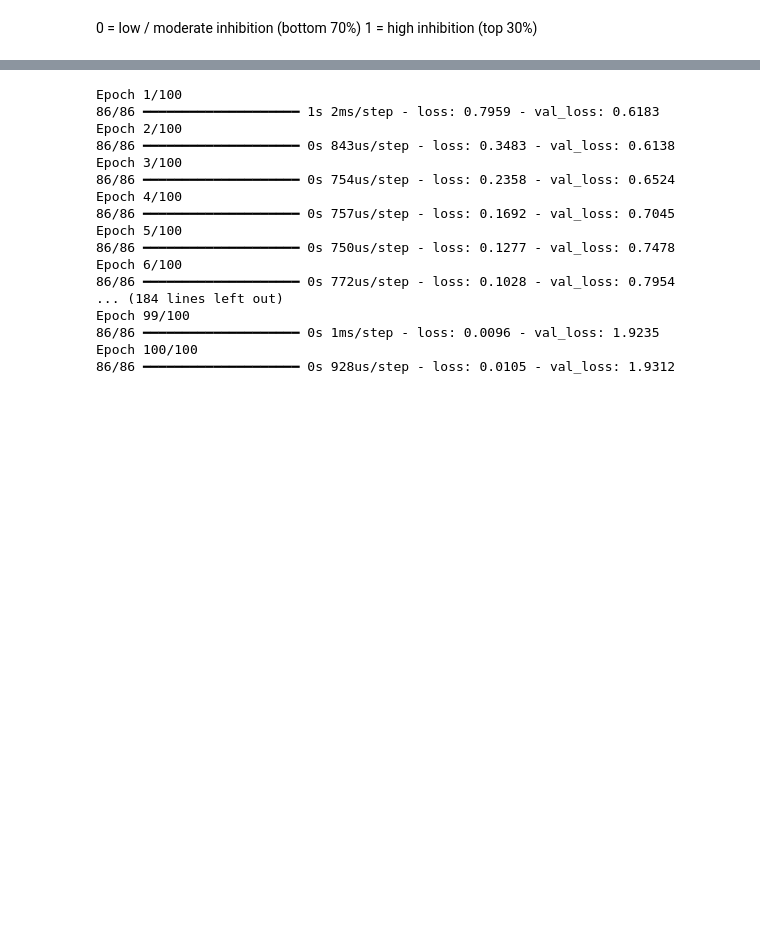
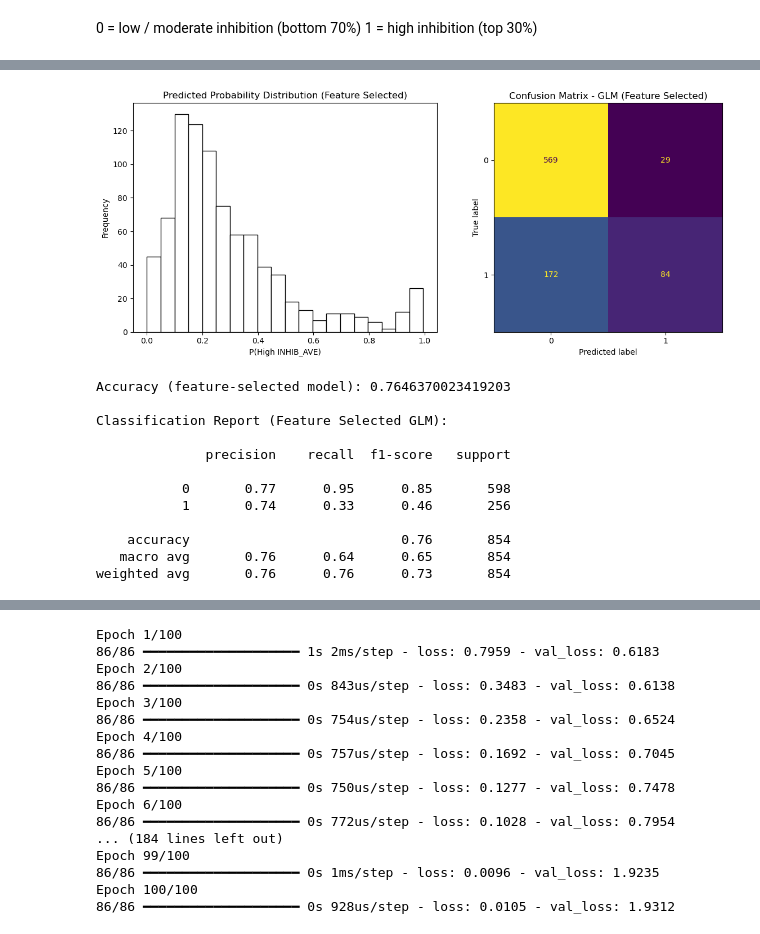
Before and after one commit to dw1229/chem277a-final-ecoli-inhibition-ml, a Jupyter notebook: ecoli_inhibition_ml.ipynb, the cells around one changed output, grey strips where cells are left out. Cells and saved outputs as stored; diff of their text form; code cells hidden in the pictures; blank space fills up the shorter version.

```diff
--- a/ecoli_inhibition_ml.ipynb
+++ b/ecoli_inhibition_ml.ipynb
@@ -867,0 +788,18 @@ The limitations observed in the GLM suggest that the relationship between molecu
+# %%
+# Copy coefficients from GLM results
+coeffs = pd.DataFrame({
+    "Feature": X_train_glm.columns,
+    "Coef": glm_results.params
+})
+
+# Remove intercept
+coeffs = coeffs[coeffs["Feature"] != "const"]
+
+# Rank features by absolute coefficient magnitude
+coeffs["abs_coef"] = coeffs["Coef"].abs()
+top_features = coeffs.sort_values("abs_coef", ascending=False)
+
+# Select top N features (e.g., 50)
+selected_features = top_features["Feature"].head(50).tolist()
+
+print("Selected features:", selected_features)
@@ -867,0 +847,39 @@ The limitations observed in the GLM suggest that the relationship between molecu
+# %%
+# Figure setup
+fig, axes = plt.subplots(1, 2, figsize=(12, 5))
+
+# Confusion matrix
+cm = confusion_matrix(ydummy_test, y_pred_fs)
+disp = ConfusionMatrixDisplay(confusion_matrix=cm)
+disp.plot(ax=axes[1], colorbar=False)
+axes[1].set_title("Confusion Matrix - GLM (Feature Selected)")
+
+# Probability distribution
+axes[0].hist(y_prob_fs, bins=20, edgecolor='black', color='white')
+axes[0].set_title("Predicted Probability Distribution (Feature Selected)")
+axes[0].set_xlabel("P(High INHIB_AVE)")
+axes[0].set_ylabel("Frequency")
+
+plt.tight_layout()
+plt.show()
+
+# Evaluation
+print("Accuracy (feature-selected model):", accuracy_score(ydummy_test, y_pred_fs))
+
+# Classification report
+print("\nClassification Report (Feature Selected GLM):\n")
+print(classification_report(ydummy_test, y_pred_fs))
+# %% [output]
+[figure, added]
+Accuracy (feature-selected model): 0.7646370023419203
+
+Classification Report (Feature Selected GLM):
+
+              precision    recall  f1-score   support
+
+           0       0.77      0.95      0.85       598
+           1       0.74      0.33      0.46       256
+
+    accuracy                           0.76       854
+   macro avg       0.76      0.64      0.65       854
+weighted avg       0.76      0.76      0.73       854
```
Also changed, not shown: parts of 62 cells of this notebook, 1 other file.
